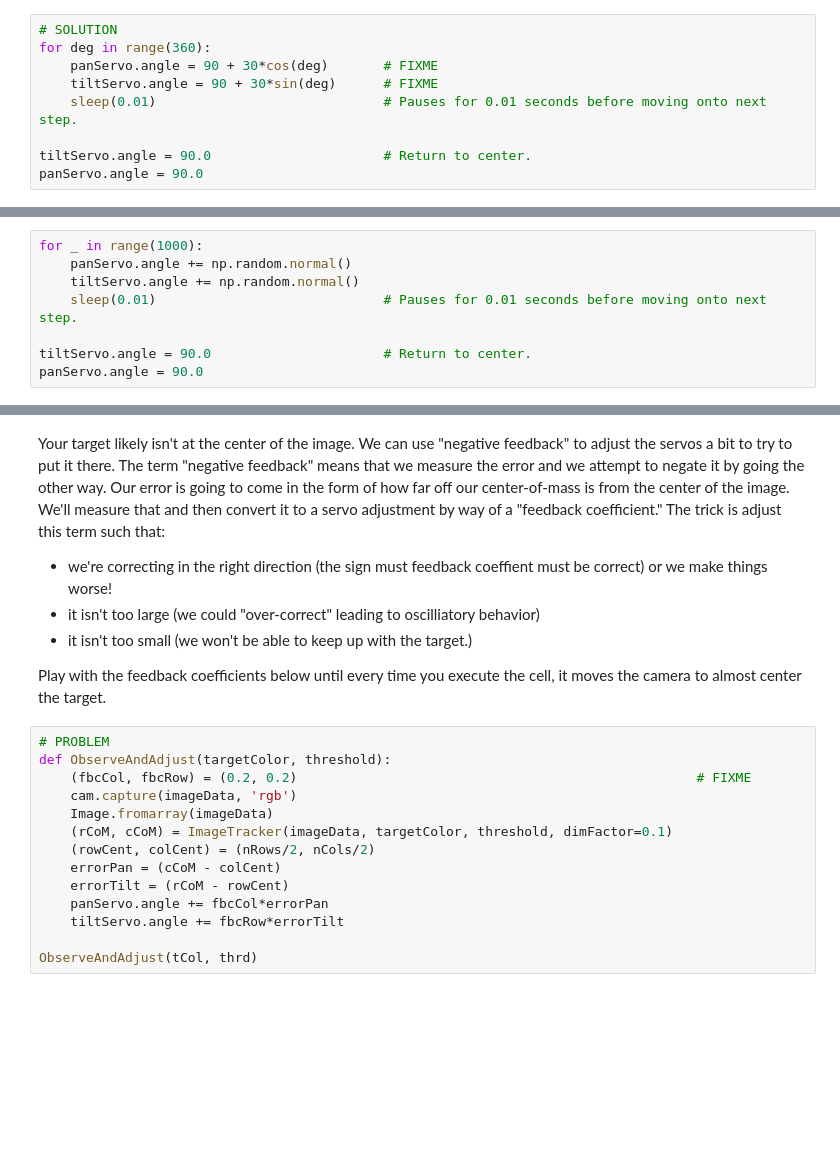
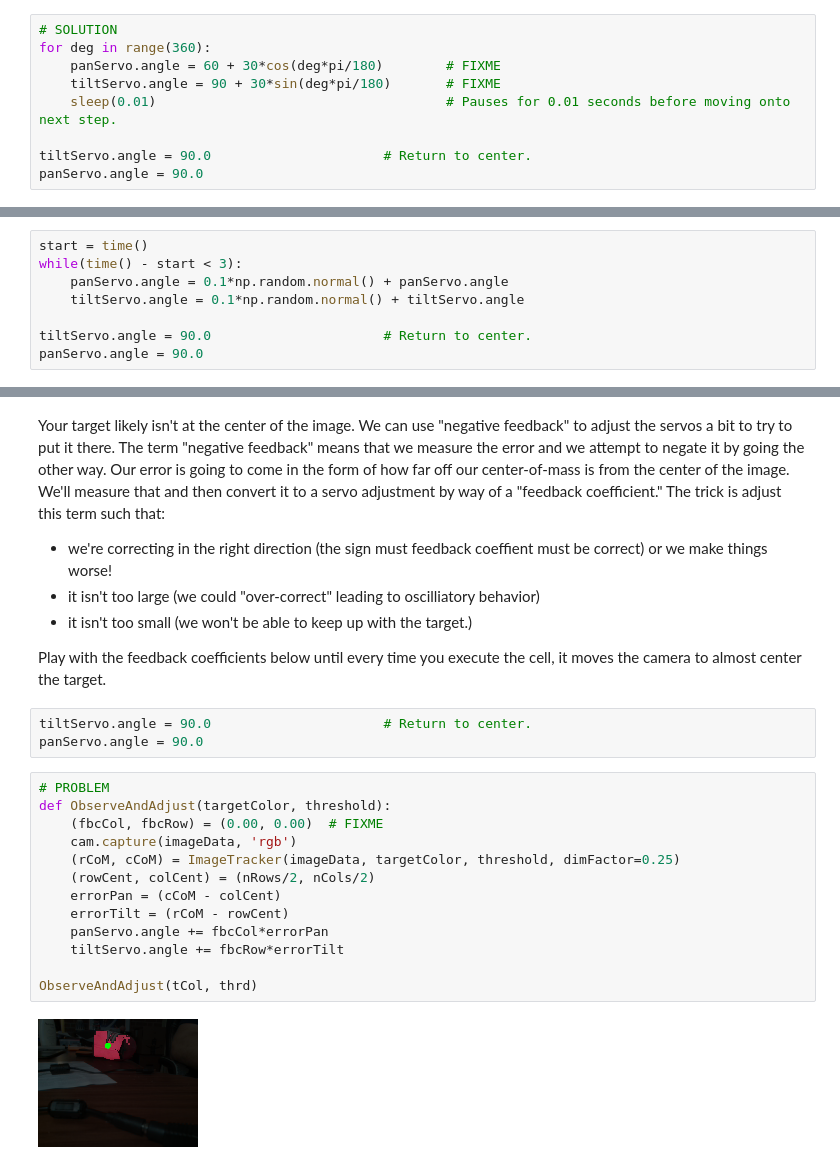
Before and after one commit to brianedw/PyVisionLab, a Jupyter notebook: labSoln.ipynb, the cells around one changed output, grey strips where cells are left out. Drawn from its saved outputs; the diff is of its cells as text; blank space fills up the shorter version.

```diff
--- a/labSoln.ipynb
+++ b/labSoln.ipynb
@@ -391,9 +388,9 @@ panServo.angle = 90.0
 # %%
 # SOLUTION
 for deg in range(360):
-    panServo.angle = 90 + 30*cos(deg)       # FIXME
-    tiltServo.angle = 90 + 30*sin(deg)      # FIXME
-    sleep(0.01)                             # Pauses for 0.01 seconds before moving onto next step.
+    panServo.angle = 60 + 30*cos(deg*pi/180)        # FIXME
+    tiltServo.angle = 90 + 30*sin(deg*pi/180)       # FIXME
+    sleep(0.01)                                     # Pauses for 0.01 seconds before moving onto next step.
 
 tiltServo.angle = 90.0                      # Return to center.
 panServo.angle = 90.0
@@ -406,8 +399,8 @@ Let's give it a bunch of small random deflections.
 # %%
-for _ in range(1000):
-    panServo.angle += np.random.normal()
-    tiltServo.angle += np.random.normal()
-    sleep(0.01)                             # Pauses for 0.01 seconds before moving onto next step.
+start = time()
+while(time() - start < 3):
+    panServo.angle = 0.1*np.random.normal() + panServo.angle
+    tiltServo.angle = 0.1*np.random.normal() + tiltServo.angle
 
 tiltServo.angle = 90.0                      # Return to center.
 panServo.angle = 90.0
@@ -434,20 +430,24 @@ Your target likely isn't at the center of the image.  We can use "negative feedb
 * it isn't too small (we won't be able to keep up with the target.)
 
 Play with the feedback coefficients below until every time you execute the cell, it moves the camera to almost center the target.
+# %%
+tiltServo.angle = 90.0                      # Return to center.
+panServo.angle = 90.0
 # %%
 # PROBLEM
 def ObserveAndAdjust(targetColor, threshold):
-    (fbcCol, fbcRow) = (0.2, 0.2)                                                   # FIXME
+    (fbcCol, fbcRow) = (0.00, 0.00)  # FIXME
     cam.capture(imageData, 'rgb')
-    Image.fromarray(imageData)
-    (rCoM, cCoM) = ImageTracker(imageData, targetColor, threshold, dimFactor=0.1)
+    (rCoM, cCoM) = ImageTracker(imageData, targetColor, threshold, dimFactor=0.25)
     (rowCent, colCent) = (nRows/2, nCols/2)
     errorPan = (cCoM - colCent)
     errorTilt = (rCoM - rowCent)
     panServo.angle += fbcCol*errorPan
     tiltServo.angle += fbcRow*errorTilt
 
 ObserveAndAdjust(tCol, thrd)
+# %% [output]
+[figure, added]
 # %%
 # SOLUTION
 def ObserveAndAdjust(targetColor, threshold):
```
Also changed, not shown: parts of 21 cells of this notebook.
